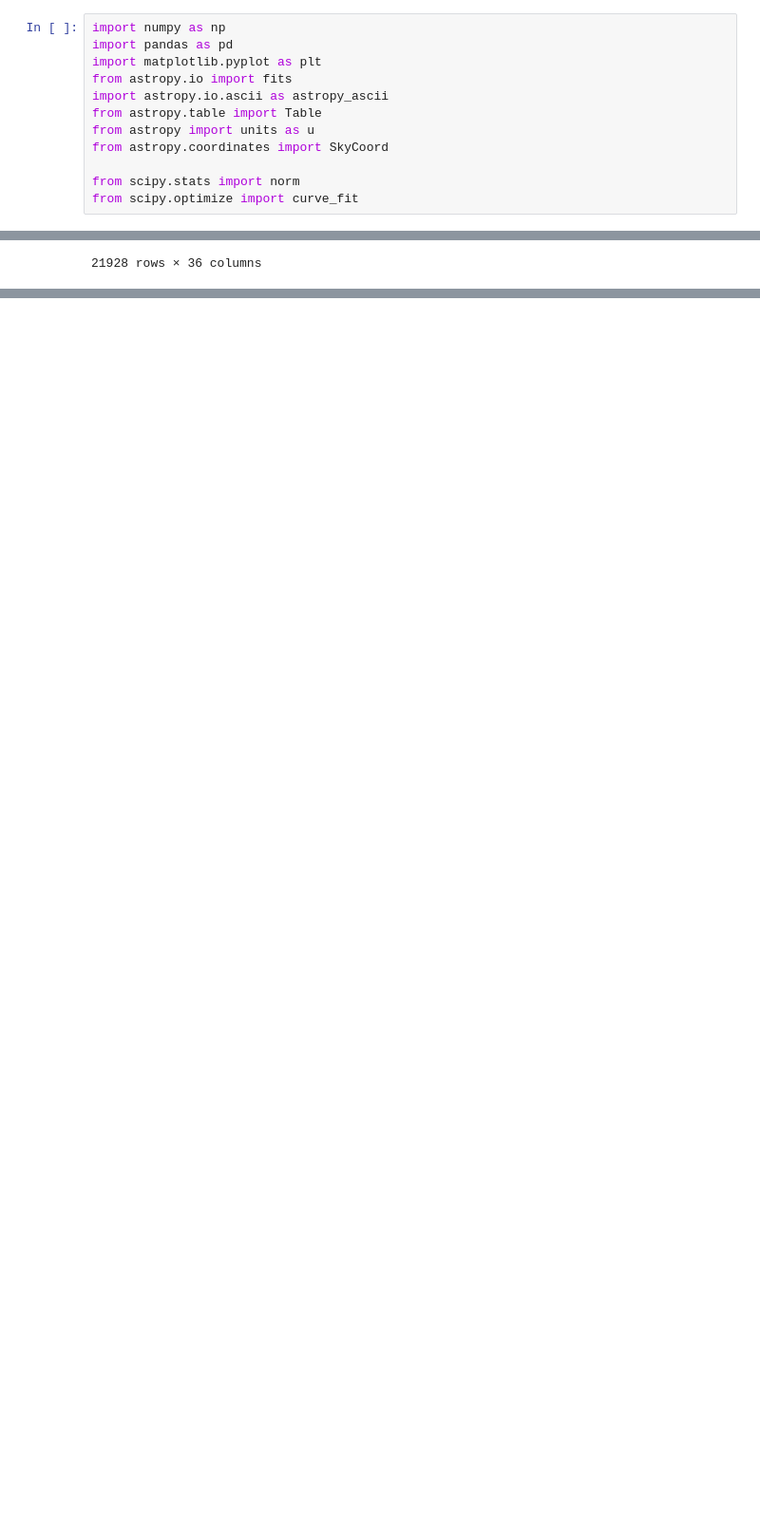
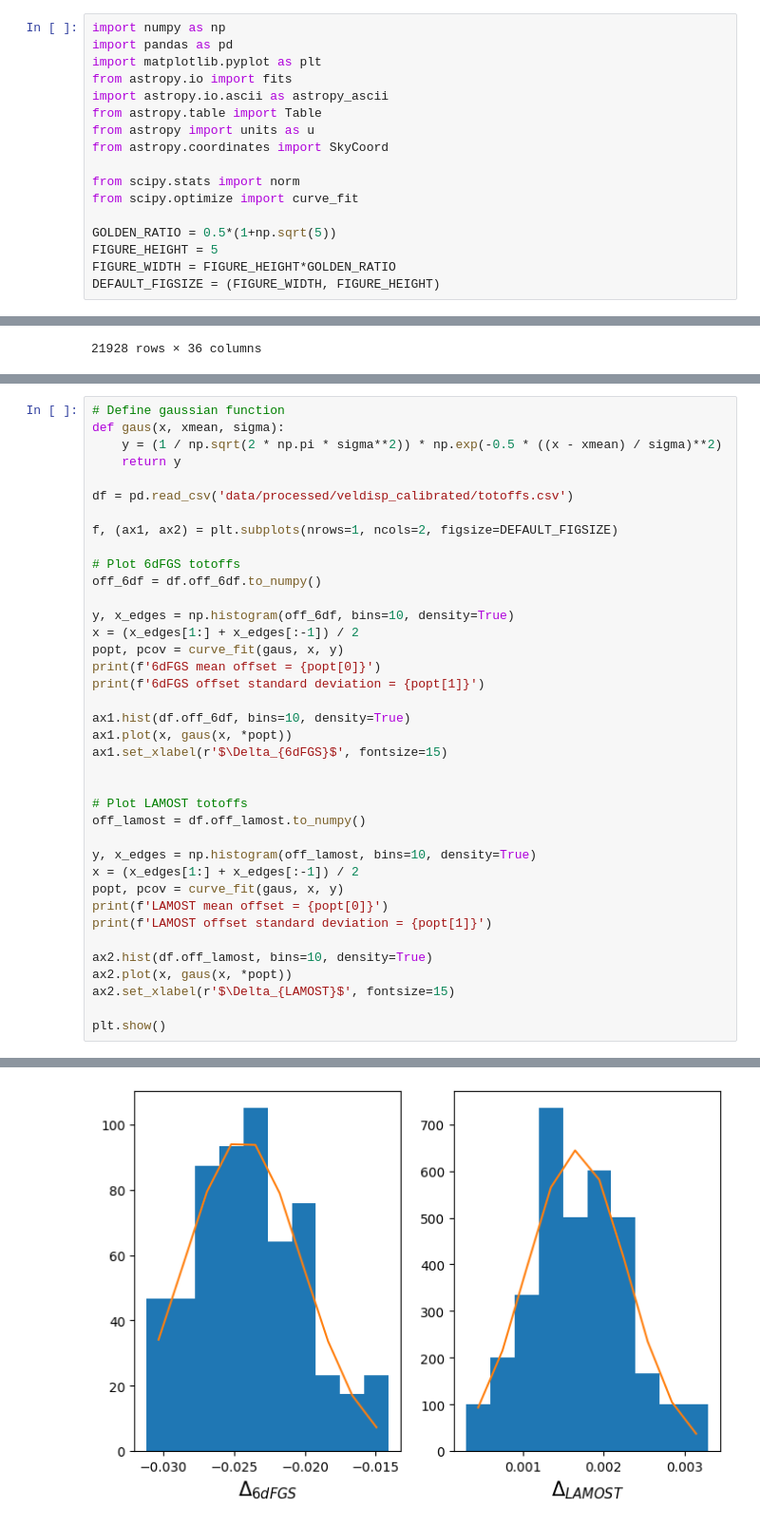
Before and after one commit to mrafifrbbn/thesis-research-2.0, a Jupyter notebook: notebook.ipynb, the cells around one changed output, grey strips where cells are left out. Shown at 95% size. Drawn from its saved outputs; the diff is of its cells as text; blank space fills up the shorter version.

Commit message:
add: function to calculate the mean offsets

```diff
--- a/notebook.ipynb
+++ b/notebook.ipynb
@@ -12,6 +12,11 @@ from astropy.coordinates import SkyCoord
 
 from scipy.stats import norm
 from scipy.optimize import curve_fit
+
+GOLDEN_RATIO = 0.5*(1+np.sqrt(5))
+FIGURE_HEIGHT = 5
+FIGURE_WIDTH = FIGURE_HEIGHT*GOLDEN_RATIO
+DEFAULT_FIGSIZE = (FIGURE_WIDTH, FIGURE_HEIGHT)
 # %% [markdown]
 # 1. Fetch coordinates (ra, dec) from raw data
 # %%
@@ -1333,0 +1341,39 @@ df[df['z_lamost'] > 0.1]
+# %%
+# Define gaussian function
+def gaus(x, xmean, sigma):
+    y = (1 / np.sqrt(2 * np.pi * sigma**2)) * np.exp(-0.5 * ((x - xmean) / sigma)**2)
+    return y
+
+df = pd.read_csv('data/processed/veldisp_calibrated/totoffs.csv')
+
+f, (ax1, ax2) = plt.subplots(nrows=1, ncols=2, figsize=DEFAULT_FIGSIZE)
+
+# Plot 6dFGS totoffs
+off_6df = df.off_6df.to_numpy()
+
+y, x_edges = np.histogram(off_6df, bins=10, density=True)
+x = (x_edges[1:] + x_edges[:-1]) / 2
+popt, pcov = curve_fit(gaus, x, y)
+print(f'6dFGS mean offset = {popt[0]}')
+print(f'6dFGS offset standard deviation = {popt[1]}')
+
+ax1.hist(df.off_6df, bins=10, density=True)
+ax1.plot(x, gaus(x, *popt))
+ax1.set_xlabel(r'$\Delta_{6dFGS}$', fontsize=15)
+
+
+# Plot LAMOST totoffs
+off_lamost = df.off_lamost.to_numpy()
+
+y, x_edges = np.histogram(off_lamost, bins=10, density=True)
+x = (x_edges[1:] + x_edges[:-1]) / 2
+popt, pcov = curve_fit(gaus, x, y)
+print(f'LAMOST mean offset = {popt[0]}')
+print(f'LAMOST offset standard deviation = {popt[1]}')
+
+ax2.hist(df.off_lamost, bins=10, density=True)
+ax2.plot(x, gaus(x, *popt))
+ax2.set_xlabel(r'$\Delta_{LAMOST}$', fontsize=15)
+
+plt.show()
+# %% [output]
@@ -1333,0 +1384 @@ df[df['z_lamost'] > 0.1]
+[figure, added]
```
Also changed, not shown: parts of 3 cells of this notebook, 2 other files.
